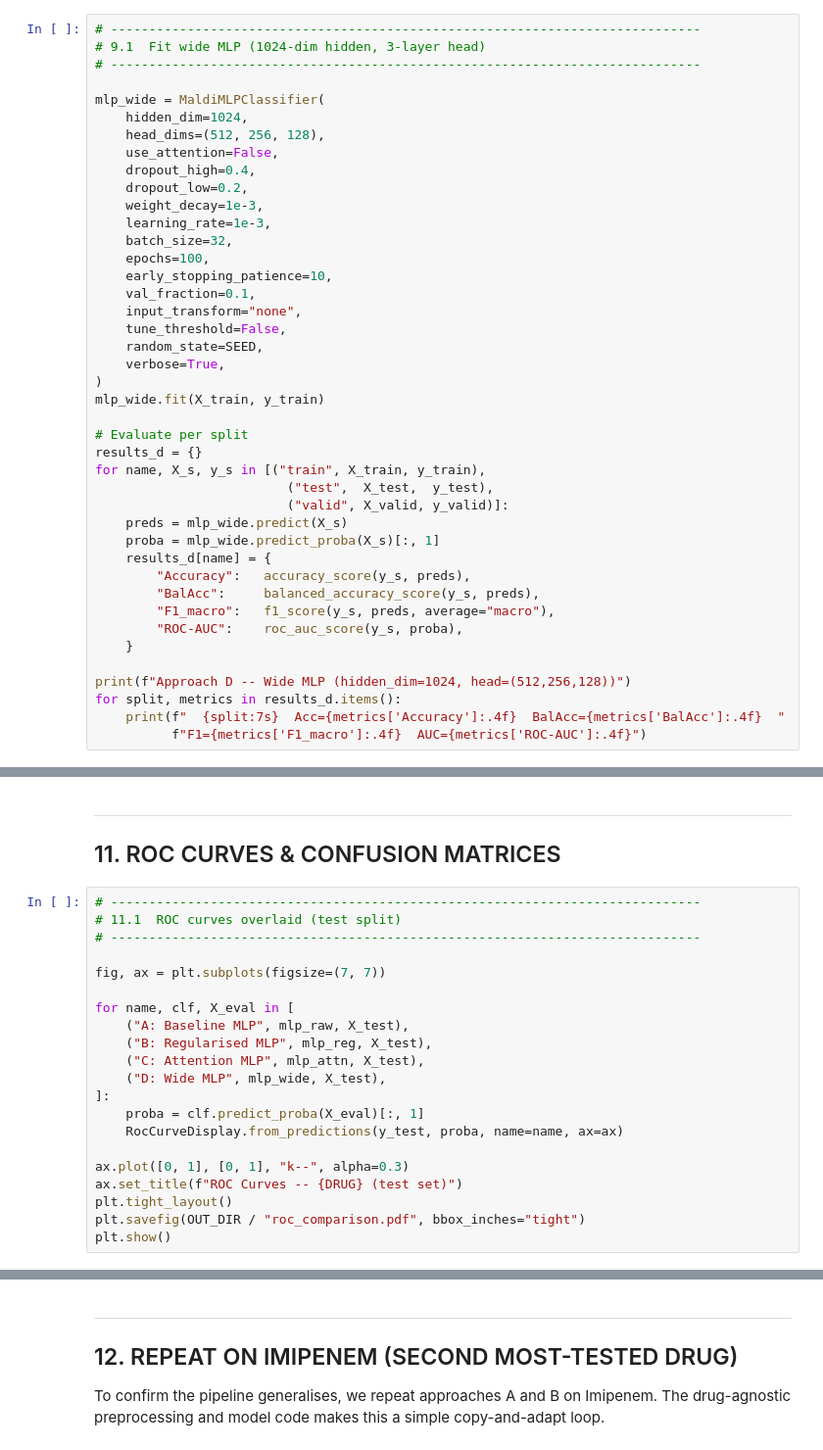
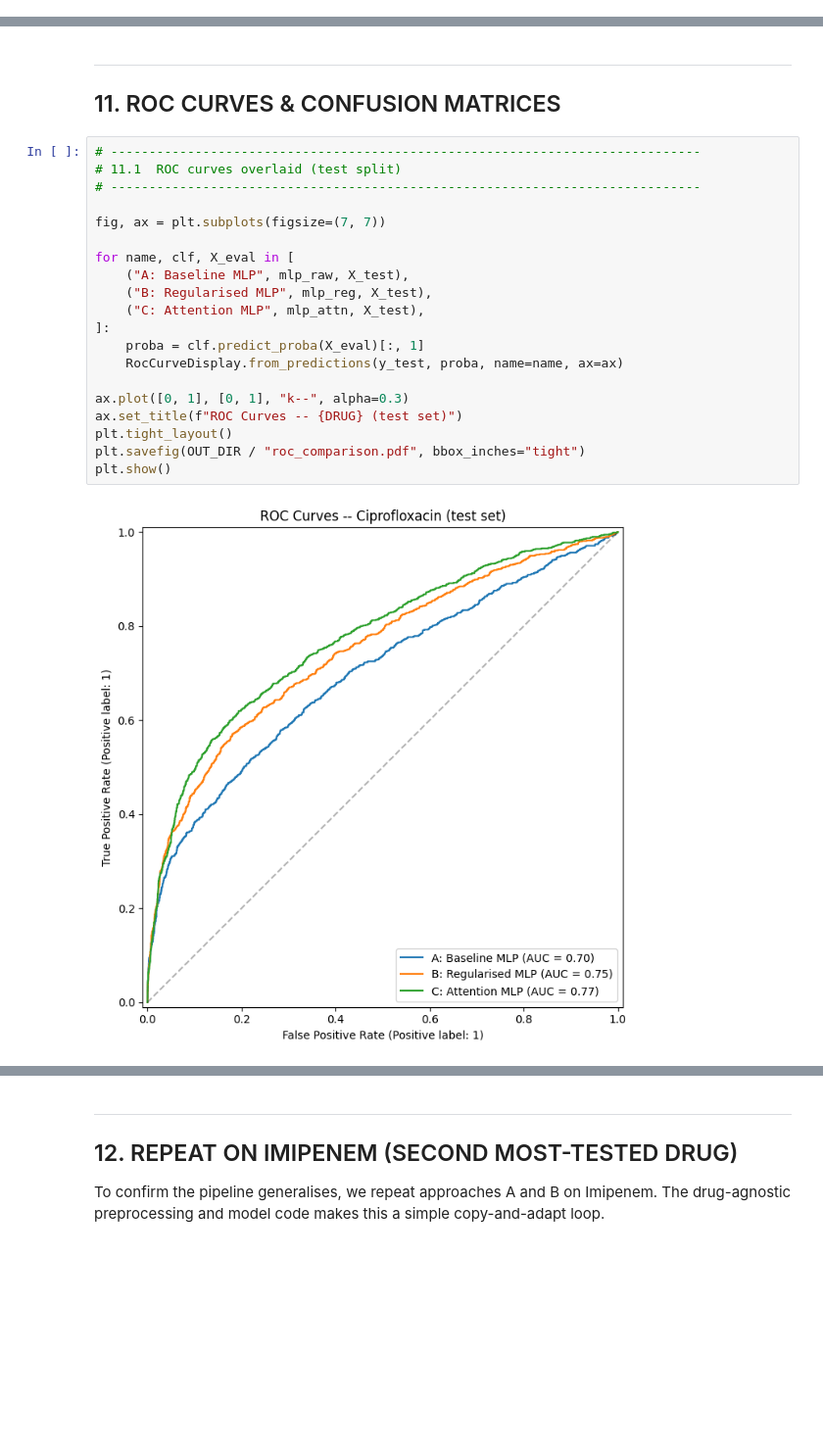
Before and after one commit to asd-standard/maldi-amr-analysis, a Jupyter notebook: 0-0-4-MLPClassifier/0-0-4-MLPClassifier.ipynb, the cells around one changed output, grey strips where cells are left out. Shown at 98% size. Saved outputs shown, nothing was run; the diff lists cells and outputs as text; blank space fills up the shorter version.

```diff
--- a/0-0-4-MLPClassifier/0-0-4-MLPClassifier.ipynb
+++ b/0-0-4-MLPClassifier/0-0-4-MLPClassifier.ipynb
@@ -854,45 +845,3 @@ Layer layout:
-# %%
-# -----------------------------------------------------------------------------
-# 9.1  Fit wide MLP (1024-dim hidden, 3-layer head)
-# -----------------------------------------------------------------------------
-
-mlp_wide = MaldiMLPClassifier(
-    hidden_dim=1024,
-    head_dims=(512, 256, 128),
-    use_attention=False,
-    dropout_high=0.4,
-    dropout_low=0.2,
-    weight_decay=1e-3,
-    learning_rate=1e-3,
-    batch_size=32,
-    epochs=100,
-    early_stopping_patience=10,
-    val_fraction=0.1,
-    input_transform="none",
-    tune_threshold=False,
-    random_state=SEED,
-    verbose=True,
-)
-mlp_wide.fit(X_train, y_train)
-
-# Evaluate per split
-results_d = {}
-for name, X_s, y_s in [("train", X_train, y_train),
-                         ("test",  X_test,  y_test),
-                         ("valid", X_valid, y_valid)]:
-    preds = mlp_wide.predict(X_s)
-    proba = mlp_wide.predict_proba(X_s)[:, 1]
-    results_d[name] = {
-        "Accuracy":   accuracy_score(y_s, preds),
-        "BalAcc":     balanced_accuracy_score(y_s, preds),
-        "F1_macro":   f1_score(y_s, preds, average="macro"),
-        "ROC-AUC":    roc_auc_score(y_s, proba),
-    }
-
-print(f"Approach D -- Wide MLP (hidden_dim=1024, head=(512,256,128))")
-for split, metrics in results_d.items():
-    print(f"  {split:7s}  Acc={metrics['Accuracy']:.4f}  BalAcc={metrics['BalAcc']:.4f}  "
-          f"F1={metrics['F1_macro']:.4f}  AUC={metrics['ROC-AUC']:.4f}")
 # %%
 # -----------------------------------------------------------------------------
 # 9.2  Tune decision threshold on the validation set
@@ -1041,24 +994,25 @@ plt.show()
 # %%
 # -----------------------------------------------------------------------------
 # 11.1  ROC curves overlaid (test split)
 # -----------------------------------------------------------------------------
 
 fig, ax = plt.subplots(figsize=(7, 7))
 
 for name, clf, X_eval in [
     ("A: Baseline MLP", mlp_raw, X_test),
     ("B: Regularised MLP", mlp_reg, X_test),
     ("C: Attention MLP", mlp_attn, X_test),
-    ("D: Wide MLP", mlp_wide, X_test),
 ]:
     proba = clf.predict_proba(X_eval)[:, 1]
     RocCurveDisplay.from_predictions(y_test, proba, name=name, ax=ax)
 
 ax.plot([0, 1], [0, 1], "k--", alpha=0.3)
 ax.set_title(f"ROC Curves -- {DRUG} (test set)")
 plt.tight_layout()
 plt.savefig(OUT_DIR / "roc_comparison.pdf", bbox_inches="tight")
 plt.show()
+# %% [output]
+[figure, added]
 # %%
 # -----------------------------------------------------------------------------
 # 11.2  Confusion matrices (test split, with tuned thresholds for B/C/D)
```
Also changed, not shown: parts of 17 cells of this notebook.
